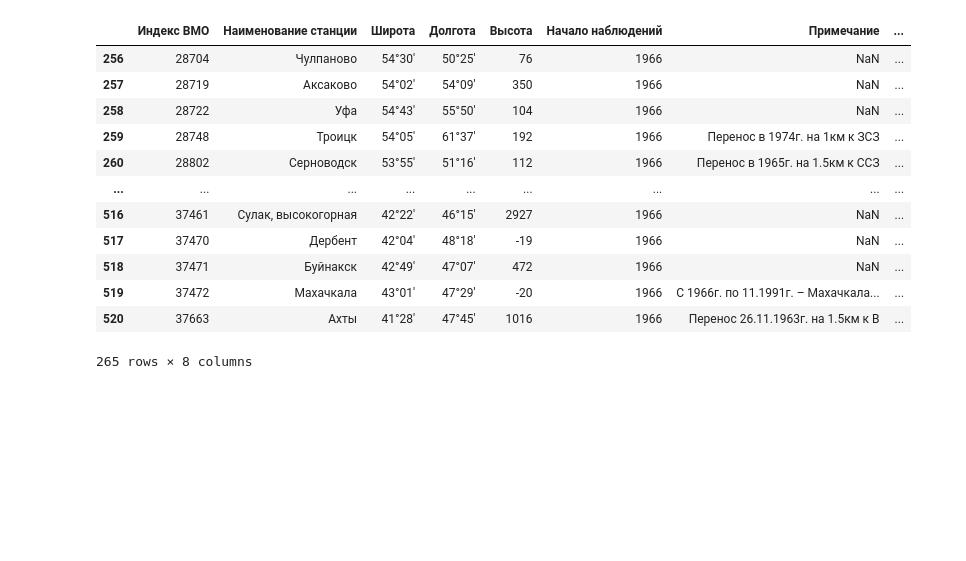
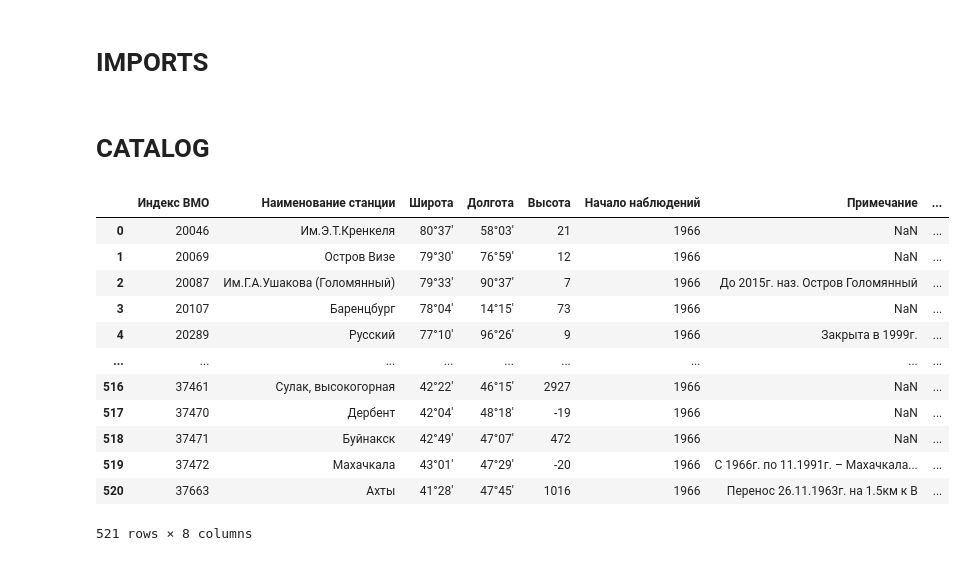
Before and after one commit to MrKozelberg/rihmi_wdc, a Jupyter notebook: parse_srok8c.ipynb, the cells around one changed output. Cells and saved outputs as stored; diff of their text form; code cells hidden in the pictures; blank space fills up the shorter version.

```diff
--- a/parse_srok8c.ipynb
+++ b/parse_srok8c.ipynb
@@ -1,3 +1,5 @@
+# %% [markdown]
+# IMPORTS
 # %%
 ## Work with arrays
 import numpy as np
@@ -21,23 +23,25 @@ import datetime as dt
 from dateutil.relativedelta import relativedelta
 
 from data_path import DATA_PATH_SROK8C
+# %% [markdown]
+# CATALOG
 # %%
 stations = pd.read_csv(DATA_PATH_SROK8C+"../catalog.csv")
-stations[256:]
+stations
 # %% [output]
 |  | Индекс ВМО | Наименование станции | Широта | Долгота | Высота | Начало наблюдений | Примечание | ... |
-| 256 | 28704 | Чулпаново | 54°30' | 50°25' | 76 | 1966 | NaN | ... |
-| 257 | 28719 | Аксаково | 54°02' | 54°09' | 350 | 1966 | NaN | ... |
-| 258 | 28722 | Уфа | 54°43' | 55°50' | 104 | 1966 | NaN | ... |
-| 259 | 28748 | Троицк | 54°05' | 61°37' | 192 | 1966 | Перенос в 1974г. на 1км к ЗСЗ | ... |
-| 260 | 28802 | Серноводск | 53°55' | 51°16' | 112 | 1966 | Перенос в 1965г. на 1.5км к ССЗ | ... |
+| 0 | 20046 | Им.Э.Т.Кренкеля | 80°37' | 58°03' | 21 | 1966 | NaN | ... |
+| 1 | 20069 | Остров Визе | 79°30' | 76°59' | 12 | 1966 | NaN | ... |
+| 2 | 20087 | Им.Г.А.Ушакова (Голомянный) | 79°33' | 90°37' | 7 | 1966 | До 2015г. наз. Остров Голомянный | ... |
+| 3 | 20107 | Баренцбург | 78°04' | 14°15' | 73 | 1966 | NaN | ... |
+| 4 | 20289 | Русский | 77°10' | 96°26' | 9 | 1966 | Закрыта в 1999г. | ... |
 | ... | ... | ... | ... | ... | ... | ... | ... | ... |
 | 516 | 37461 | Сулак, высокогорная | 42°22' | 46°15' | 2927 | 1966 | NaN | ... |
 | 517 | 37470 | Дербент | 42°04' | 48°18' | -19 | 1966 | NaN | ... |
 | 518 | 37471 | Буйнакск | 42°49' | 47°07' | 472 | 1966 | NaN | ... |
 | 519 | 37472 | Махачкала | 43°01' | 47°29' | -20 | 1966 | С 1966г. по 11.1991г. – Махачкала... | ... |
 | 520 | 37663 | Ахты | 41°28' | 47°45' | 1016 | 1966 | Перенос 26.11.1963г. на 1.5км к В | ... |
-265 rows × 8 columns
+521 rows × 8 columns
 # %%
 def converter(geoCoord: str):
     delimiter = geoCoord.find("°")
```
Also changed, not shown: parts of 16 cells of this notebook, 1 other file.
